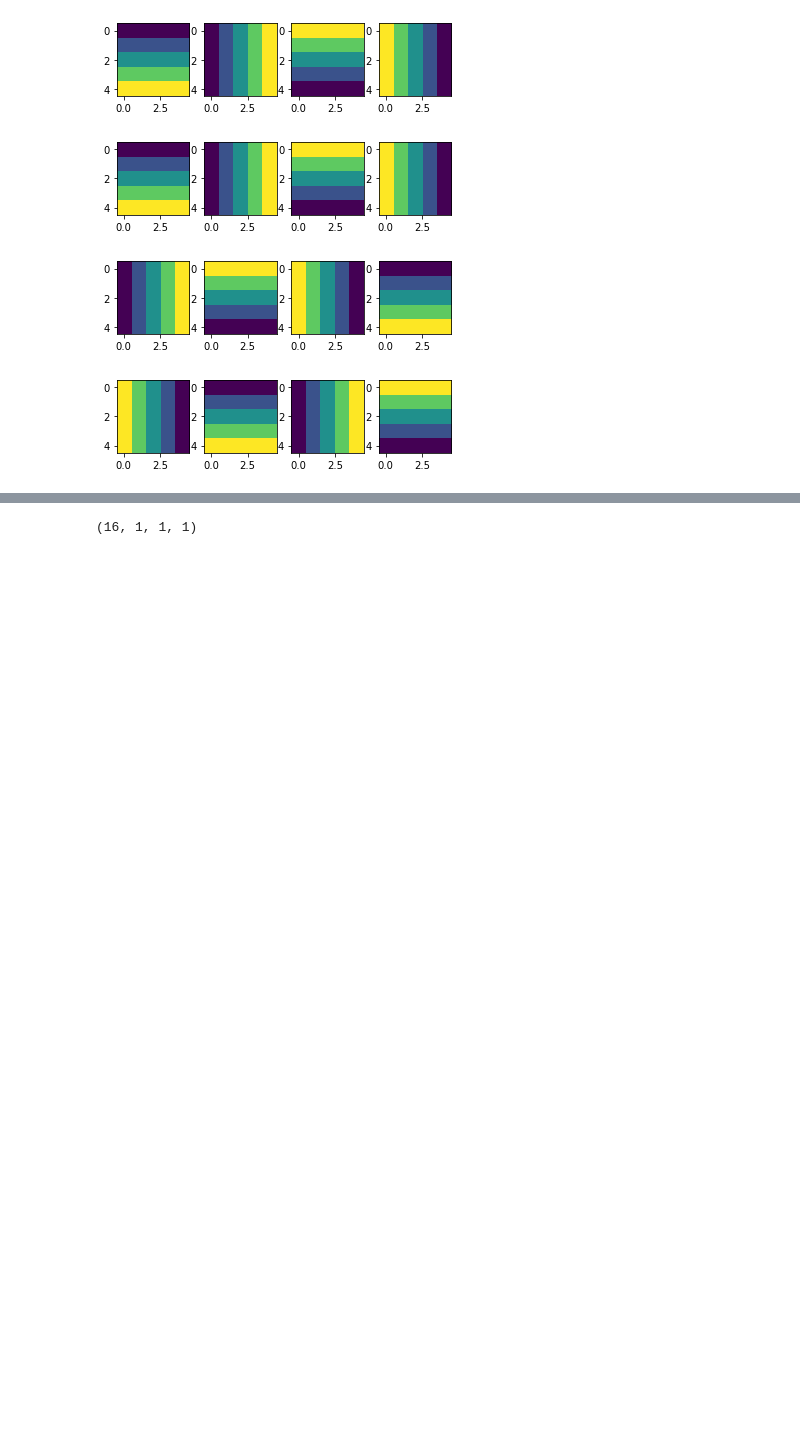
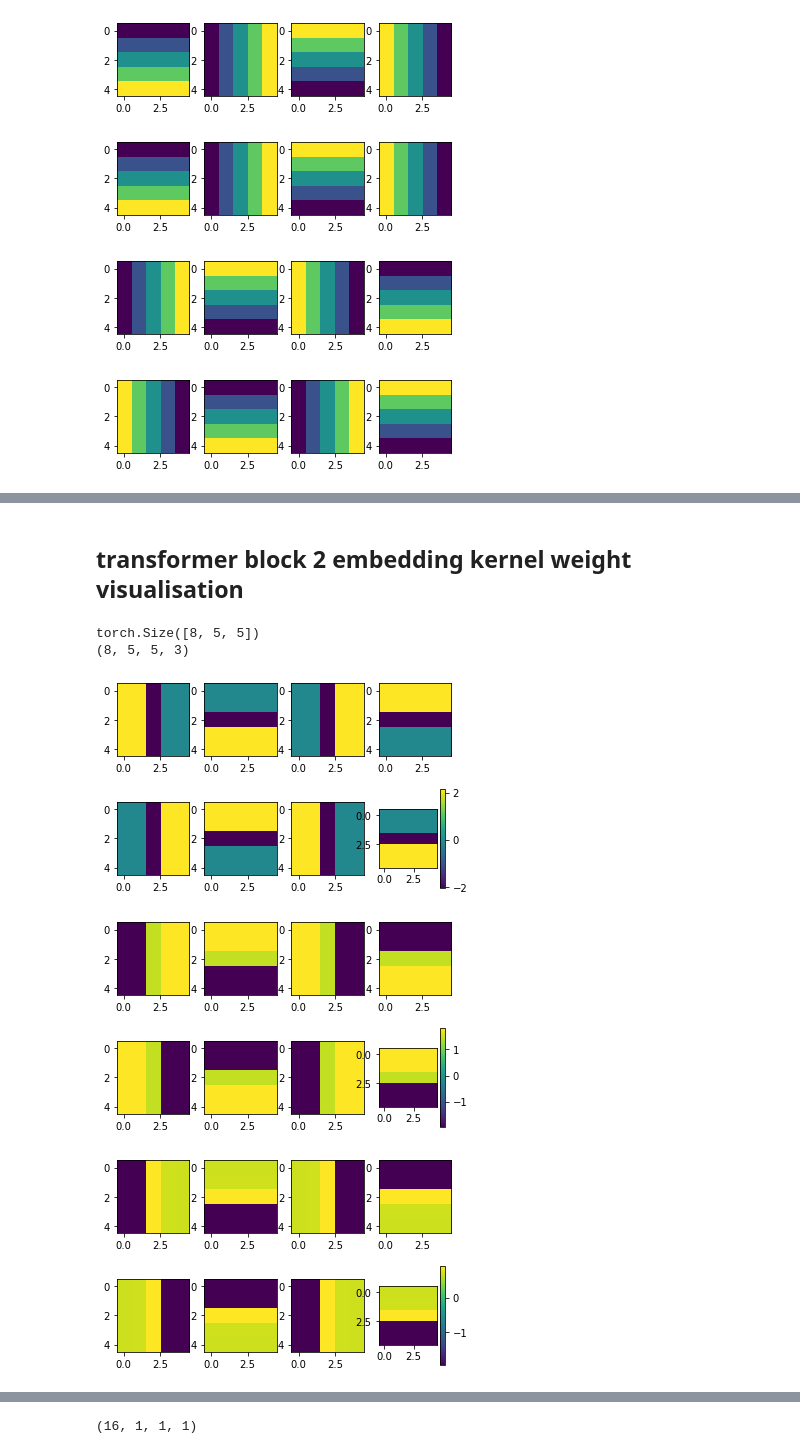
Before and after one commit to WouterBant/GEVit-DL2-Project, a Jupyter notebook: demo/demo_only_3_and_8.ipynb, the cells around one changed output, grey strips where cells are left out. Drawn from its saved outputs; the diff is of its cells as text; code cells hidden in the pictures; blank space fills up the shorter version.

```diff
--- a/demo/demo_only_3_and_8.ipynb
+++ b/demo/demo_only_3_and_8.ipynb
@@ -253,0 +335,41 @@ for i in range(8):
+# %% [markdown]
+## transformer block 2 embedding kernel weight visualisation
+# %%
+col_indices = module.transformer[3].attention[2].col_indices
+
+print(col_indices.shape)
+
+final_col_embedding = module.transformer[3].attention[2].col_embedding(col_indices.view(-1, 1, 1, 1)).view(col_indices.shape + (-1,)).detach().numpy()
+final_col_embedding = module.transformer[3].attention[2].col_embedding(col_indices.view(-1, 1, 1, 1)).view(col_indices.shape + (-1,)).detach().numpy()
+
+print(final_col_embedding.shape)
+
+for i in range(8):
+    plt.subplot(2,4,i+1)
+    plt.imshow(final_col_embedding[i,:,:,0])
+
+plt.colorbar()
+
+plt.show()
+
+for i in range(8):
+    plt.subplot(2,4,i+1)
+    plt.imshow(final_col_embedding[i,:,:,1])
+
+plt.colorbar()
+
+plt.show()
+
+for i in range(8):
+    plt.subplot(2,4,i+1)
+    plt.imshow(final_col_embedding[i,:,:,2])
+
+plt.colorbar()
+
+plt.show()
+# %% [output]
+torch.Size([8, 5, 5])
+(8, 5, 5, 3)
+[figure, added]
+[figure, added]
+[figure, added]
```
Also changed, not shown: parts of 11 cells of this notebook.
